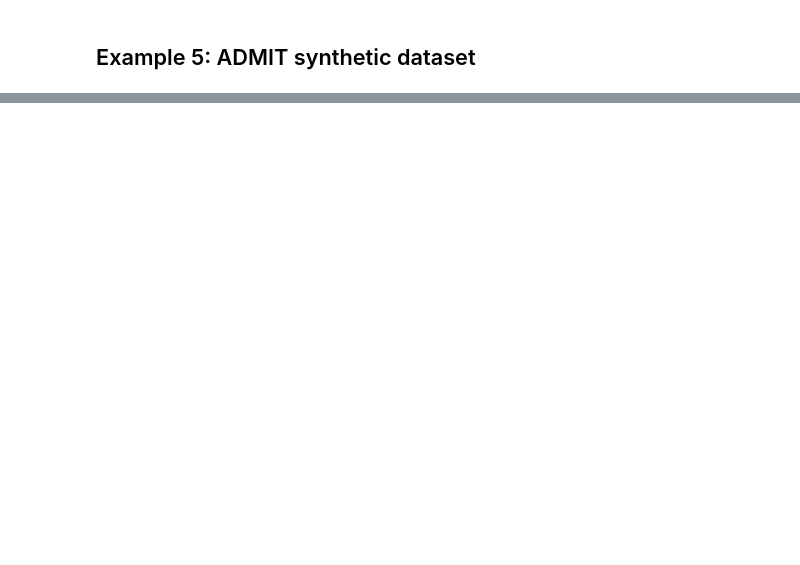
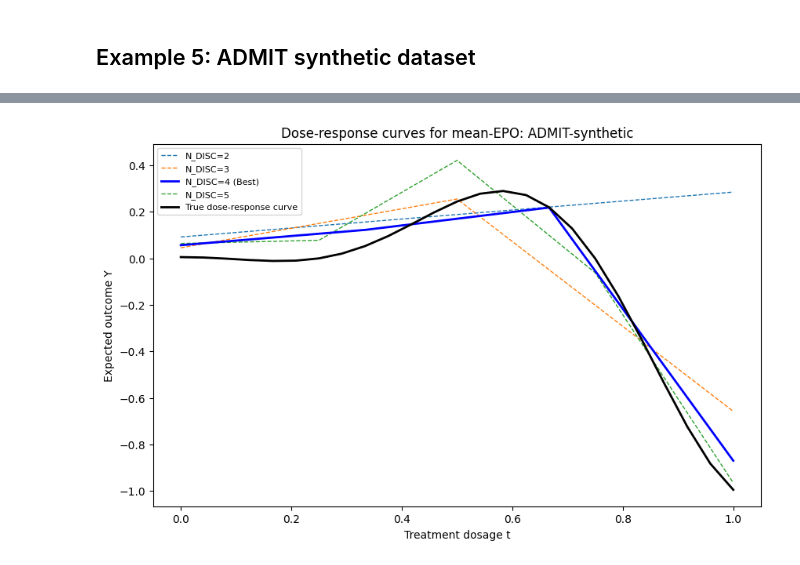
Before and after one commit to chris-L6/CausalPFN, a Jupyter notebook: my-work/Week_11-17/notebooks/data_analysis_epo.ipynb, the cells around one changed output, grey strips where cells are left out. Drawn from its saved outputs; the diff is of its cells as text; code cells hidden in the pictures; blank space fills up the shorter version.

Commit message:
create figures, reorganize

```diff
--- a/my-work/Week_11-17/notebooks/data_analysis_epo.ipynb
+++ b/my-work/Week_11-17/notebooks/data_analysis_epo.ipynb
@@ -303,2 +319,6 @@ plt.show()
 # %% [markdown]
 ## Example 5: ADMIT synthetic dataset
+# %%
+df = df_admit
+data_name = "ADMIT-synthetic"
+N_max = df.index[-1][0]
@@ -304,0 +352,34 @@ plt.show()
+# %%
+## Plotting DRF predictions
+fig = plt.figure(figsize=(10, 6))
+
+N_DISC_TO_VIZ = [2, 3, 4, 5]
+for N_DISC in N_DISC_TO_VIZ:
+    df_N = df.loc[[N_DISC]]
+    # Fill first and last values
+    df_N.loc[(N_DISC, 0), "EPOs_1"] = df_N.loc[(N_DISC, 0), "EPOs_2"]
+    df_N.loc[(N_DISC, N_DISC - 1), "EPOs_2"] = df_N.loc[(N_DISC, N_DISC - 1), "EPOs_1"]
+    # Average and calculate RMSE aggainst true_effect
+    y_pred = df_N[["EPOs_1", "EPOs_2"]].mean(axis=1).values
+    if rmse_df.loc[N_DISC, "RMSE"] == rmse_df.min().values: # emphasize best prediction
+        plt.plot(np.linspace(0.0, 1.0, N_DISC), y_pred, '-', linewidth=2,
+                 label=f"N_DISC={N_DISC} (Best)", c="blue", zorder=14)
+    else:
+        plt.plot(np.linspace(0.0, 1.0, N_DISC), y_pred, '--', linewidth=1,
+                 label=f"N_DISC={N_DISC}")
+
+# True dose-response curve (approximated by df.loc[[25]]["true_effect"])
+y_true = df.loc[[25]]["true_effect"].values
+t_mesh = np.linspace(0, 1, len(y_true))
+plt.plot(t_mesh, y_true,
+         label="True dose-response curve", linewidth=2, c='k', zorder=15)
+
+plt.title(f"Dose-response curves for mean-EPO: {data_name}")
+plt.xlabel("Treatment dosage t")
+plt.ylabel("Expected outcome Y")
+plt.legend(fontsize=8)
+plt.savefig(f"{file_location}/dose-response_curves_{data_name}_{date_string}.png")
+
+plt.show()
+# %% [output]
+[figure, added]
```
Also changed, not shown: parts of 10 cells of this notebook, 32 other files.
